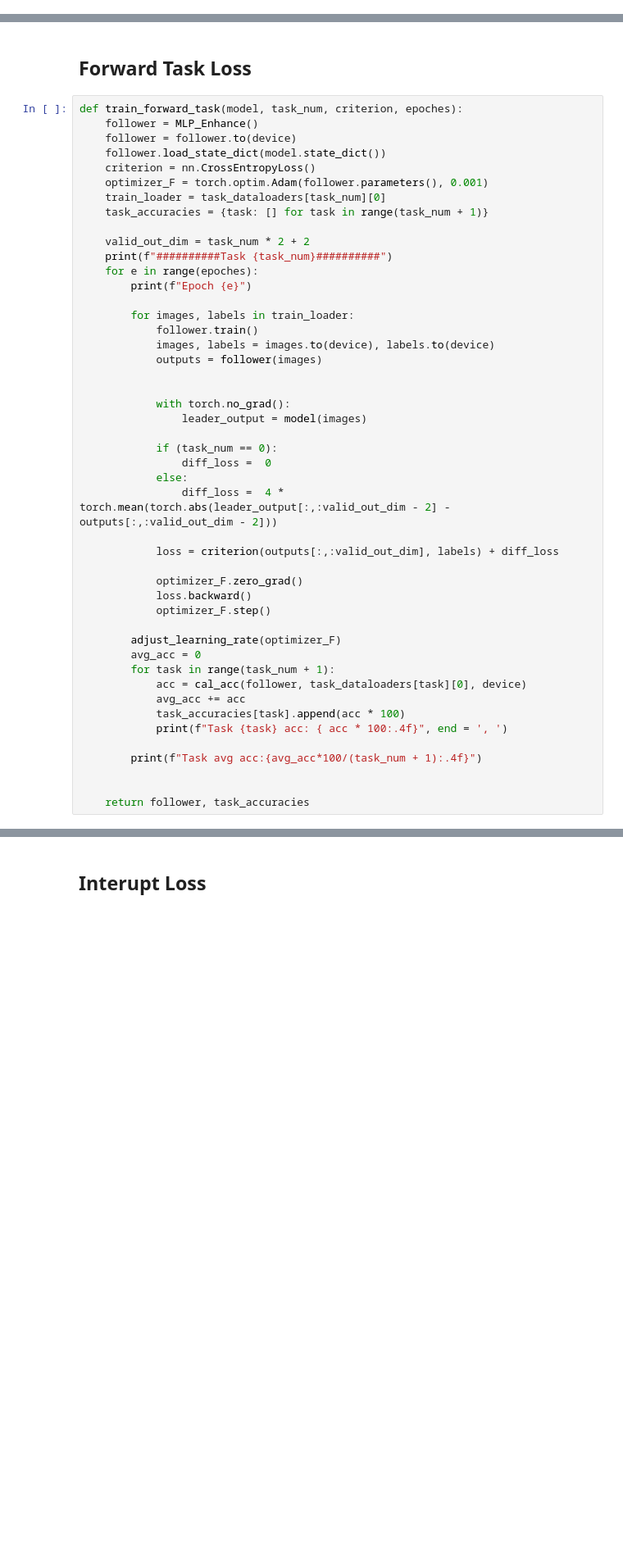
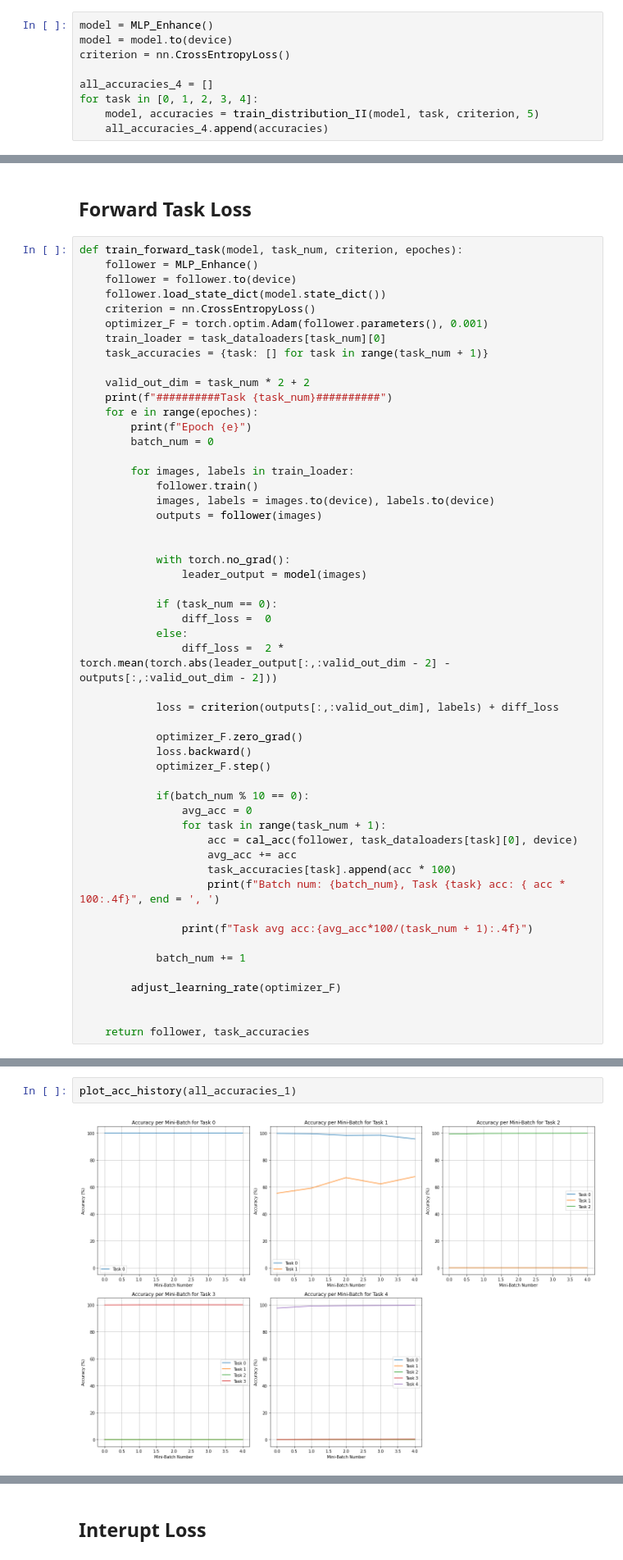
Before and after one commit to bochendong/Fantastic-ML-Method, a Jupyter notebook: LTL/MNIST/Experiment/Best.ipynb, the cells around one changed output, grey strips where cells are left out. Shown at 82% size. Saved outputs shown, nothing was run; the diff lists cells and outputs as text; blank space fills up the shorter version.

```diff
--- a/LTL/MNIST/Experiment/Best.ipynb
+++ b/LTL/MNIST/Experiment/Best.ipynb
@@ -210,0 +337,9 @@ plt.show()
+# %%
+model = MLP_Enhance()
+model = model.to(device)
+criterion = nn.CrossEntropyLoss()
+
+all_accuracies_4 = []
+for task in [0, 1, 2, 3, 4]:
+    model, accuracies = train_distribution_II(model, task, criterion, 5)
+    all_accuracies_4.append(accuracies)
@@ -224,6 +382,7 @@ def train_forward_task(model, task_num, criterion, epoches):
     print(f"##########Task {task_num}##########")
     for e in range(epoches):
         print(f"Epoch {e}")
+        batch_num = 0
 
         for images, labels in train_loader:
             follower.train()
@@ -237,7 +396,7 @@ def train_forward_task(model, task_num, criterion, epoches):
             if (task_num == 0):
                 diff_loss =  0
             else:
-                diff_loss =  4 * torch.mean(torch.abs(leader_output[:,:valid_out_dim - 2] - outputs[:,:valid_out_dim - 2]))
+                diff_loss =  2 * torch.mean(torch.abs(leader_output[:,:valid_out_dim - 2] - outputs[:,:valid_out_dim - 2]))
 
             loss = criterion(outputs[:,:valid_out_dim], labels) + diff_loss
 
@@ -245,15 +404,19 @@ def train_forward_task(model, task_num, criterion, epoches):
             loss.backward()
             optimizer_F.step()
 
+            if(batch_num % 10 == 0):
+                avg_acc = 0
+                for task in range(task_num + 1):
+                    acc = cal_acc(follower, task_dataloaders[task][0], device)
+                    avg_acc += acc
+                    task_accuracies[task].append(acc * 100)
+                    print(f"Batch num: {batch_num}, Task {task} acc: { acc * 100:.4f}", end = ', ')
+
+                print(f"Task avg acc:{avg_acc*100/(task_num + 1):.4f}")
+
+            batch_num += 1
+
         adjust_learning_rate(optimizer_F)
-        avg_acc = 0
-        for task in range(task_num + 1):
-            acc = cal_acc(follower, task_dataloaders[task][0], device)
-            avg_acc += acc
-            task_accuracies[task].append(acc * 100)
-            print(f"Task {task} acc: { acc * 100:.4f}", end = ', ')
-
-        print(f"Task avg acc:{avg_acc*100/(task_num + 1):.4f}")
 
 
     return follower, task_accuracies
@@ -304,0 +450,4 @@ plt.show()
+# %%
+plot_acc_history(all_accuracies_1)
+# %% [output]
+[figure, added]
```
Also changed, not shown: parts of 19 cells of this notebook.
